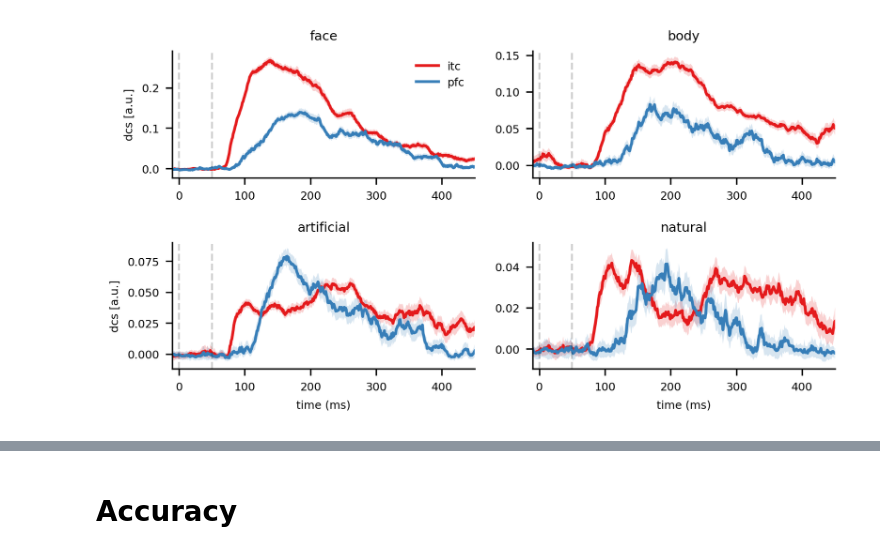
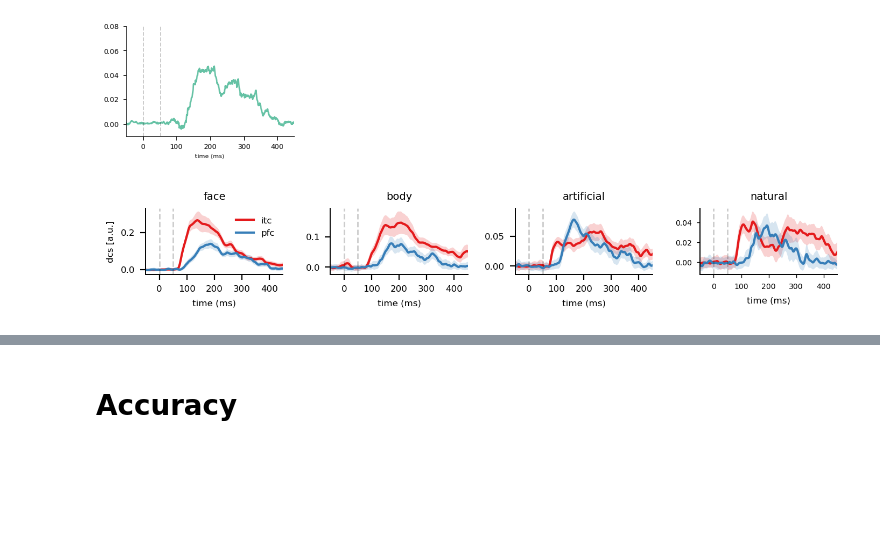
Before and after one commit to mohrabi/sua-categorical-representation, a Jupyter notebook: dec/final-svm-plots.ipynb, the cells around one changed output, grey strips where cells are left out. Cells and saved outputs as stored; diff of their text form; code cells hidden in the pictures; blank space fills up the shorter version.

```diff
--- a/dec/final-svm-plots.ipynb
+++ b/dec/final-svm-plots.ipynb
@@ -9,24 +11,32 @@ from scipy.ndimage import gaussian_filter1d as smooth
 # %%
+np.random.seed(0)
+
 region = 'itc'
 
 data = {'itc': {'fac': [], 'bod': [], 'art': [], 'nat': [], 'fac0': [], 'bod0': [], 'art0': [], 'nat0': []},
         'pfc': {'fac': [], 'bod': [], 'art': [], 'nat': [], 'fac0': [], 'bod0': [], 'art0': [], 'nat0': []}}
 
-for fname in glob('G:\Results\SUA\dec\c-ovr-final\classification\c-ovr-r-*-dpr.pickle'):
+directory = 'G:\Results\SUA\dec\c-ovr-final\classification'
+# directory = 'G:\Results\SUA\dec\c-ovr-final-main\both-fast'
+for fname in glob(f'{directory}\c-ovr-r-*-dpr.pickle'):
     with open(fname, 'rb') as handler:
         dpr = pickle.load(handler)
 
     for region in ['itc', 'pfc']:
         for category in ['fac', 'bod', 'art', 'nat']:
-            data[region][category].append(np.mean(dpr[region][category], 0))
+            # data[region][category].append(np.mean(dpr[region][category], 0))
+            X = dpr[region][category]
+            data[region][category].append(X[np.random.choice(np.shape(X)[0])])
 
-for fname in glob('G:\Results\SUA\dec\c-ovr-final\classification\c-ovr-p-*-dpr.pickle'):
+for fname in glob(f'{directory}\c-ovr-p-*-dpr.pickle'):
     with open(fname, 'rb') as handler:
         dpr = pickle.load(handler)
 
     for region in ['itc', 'pfc']:
         for category in ['fac', 'bod', 'art', 'nat']:
-            data[region][category+"0"].append(np.mean(dpr[region][category], 0))
+            # data[region][category+"0"].append(np.mean(dpr[region][category], 0))
+            X = dpr[region][category]
+            data[region][category+"0"].append(X[np.random.choice(np.shape(X)[0])])
 
 for region in ['itc', 'pfc']:
     for key in data[region].keys():
@@ -41,8 +51,8 @@ for category in ['fac', 'bod', 'art', 'nat']:
     m = np.array(data[region][category])
     m0 = np.array(data[region][category+"0"])
 
-    # m -= m[:, (tim > -50) & (tim < 0)].mean(1).reshape(-1, 1)
-    # m = smooth(m, sigma=10)
+    m -= m[:, (tim > -50) & (tim < 0)].mean(1).reshape(-1, 1)
+    # m = smooth(m, sigma=3)
 
     axs[0].plot(tim, m.mean(0))
     axs[0].fill_between(tim, m.mean(0) + m.std(0), m.mean(0) - m.std(0), alpha=.2, label='_nolegend_')
@@ -112,47 +169,78 @@ fig.tight_layout()
+# %%
+sns.set_palette("Set2")
+
+cm = 1 / 2.54
+tim = np.arange(-200, 675) + 12.5
+fig, axs = plt.subplots(1, 1, figsize=(7.5 * cm, 5.5 * cm))
+ax = axs
+
+tmp = []
+for category in ['fac', 'bod', 'art', 'nat']:
+    tmp.append(data['pfc'][category].mean(0) - data['itc'][category+"0"].mean(0))
+
+ax.plot(tim, np.mean(tmp, 0))
+    # axs[0].fill_between(tim, mi.mean(0) + 1.96 * mi.std(0), mi.mean(0) - 1.96 * mi.std(0), alpha=.2, label='_nolegend_')
+ax.set_xlim(-50, 550)
+ax.axvline(0, color='k', ls='dashed', lw=1, alpha=.2, label='_nolegend_')
+ax.axvline(50, color='k', ls='dashed', lw=1, alpha=.2, label='_nolegend_')
+ax.set_xlim(-50, 450)
+ax.set_ylim(-.01, .08)
+ax.set_ylabel('')
+ax.tick_params(axis='both', which='major', labelsize=7)
+ax.set_xlabel('time (ms)', fontsize=6)
+plt.setp(ax.spines.values(), linewidth=.7)
+
+sns.despine()
+fig.tight_layout()
+
+# plt.savefig('G:\Codes\Article\IT-PFC\images\AI\dcs-avg-category.pdf')
+# %% [output]
+[figure, added]
 # %%
 sns.set_palette('Set1')
 
-cm = 1 / 2.54
+mm = 1 / 25.4
 tim = np.arange(-200, 675) + 12.5
-fig, axs = plt.subplots(2, 2, figsize=(14.4 * cm, 8 * cm), dpi=300, sharey=False)
+fig, axs = plt.subplots(1, 4, figsize=(180 * mm, 35 * mm), dpi=200, sharey=False)
 axs = axs.flatten()
 
 for ax, category in zip(axs, ['fac', 'bod', 'art', 'nat']):
     mi = data['itc'][category] - data['itc'][category+"0"].mean(0)
     mp = data['pfc'][category] - data['pfc'][category+"0"].mean(0)
 
     # mi = data['itc'][category]
     # mp = data['pfc'][category]
 
-    # mi = smooth(mi, sigma=3)
-    # mp = smooth(mp, sigma=3)
+    mi = smooth(mi, sigma=3)
+    mp = smooth(mp, sigma=3)
 
     ax.plot(tim, mi.mean(0), label='itc')
     ax.fill_between(tim, mi.mean(0) + mi.std(0), mi.mean(0) - mi.std(0), alpha=.2, label='_nolegend_')
 
     ax.plot(tim, mp.mean(0), label='pfc')
     ax.fill_between(tim, mp.mean(0) + mp.std(0), mp.mean(0) - mp.std(0), alpha=.2, label='_nolegend_')
 
 for ax, title in zip(axs.flat, ['face', 'body', 'artificial', 'natural']):
     ax.axvline(0, color='k', ls='dashed', lw=1, alpha=.2, label='_nolegend_')
     ax.axvline(50, color='k', ls='dashed', lw=1, alpha=.2, label='_nolegend_')
-    ax.set_xlim(-10, 450)
+    ax.set_xlim(-50, 450)
     ax.set_ylabel('')
     ax.tick_params(axis='both', which='major', labelsize=6)
     ax.set_title(title, fontsize=7)
+    ax.set_xlabel('time (ms)', fontsize=6)
+    plt.setp(ax.spines.values(), linewidth=.7)
 
 axs[0].legend(frameon=False, fontsize=6)
 axs[0].set_ylabel('dcs [a.u.]', fontsize=6)
-axs[2].set_ylabel('dcs [a.u.]', fontsize=6)
-axs[2].set_xlabel('time (ms)', fontsize=6)
-axs[3].set_xlabel('time (ms)', fontsize=6)
+ax.tick_params(axis='both', which='major', labelsize=5, width=.5, length=2)
+# axs[2].set_ylabel('dcs [a.u.]', fontsize=6)
 
 sns.despine()
 fig.tight_layout()
 
-plt.savefig('dcs-per-category.pdf')
+# plt.savefig('dcs-per-category.pdf')
 # %% [output]
-[figure, old version]
+[figure, new version]
 # %%
 def fonsets(tim, m, nsw: int=5):
     onsets = []
```
Also changed, not shown: parts of 23 cells of this notebook, 41 other files.
